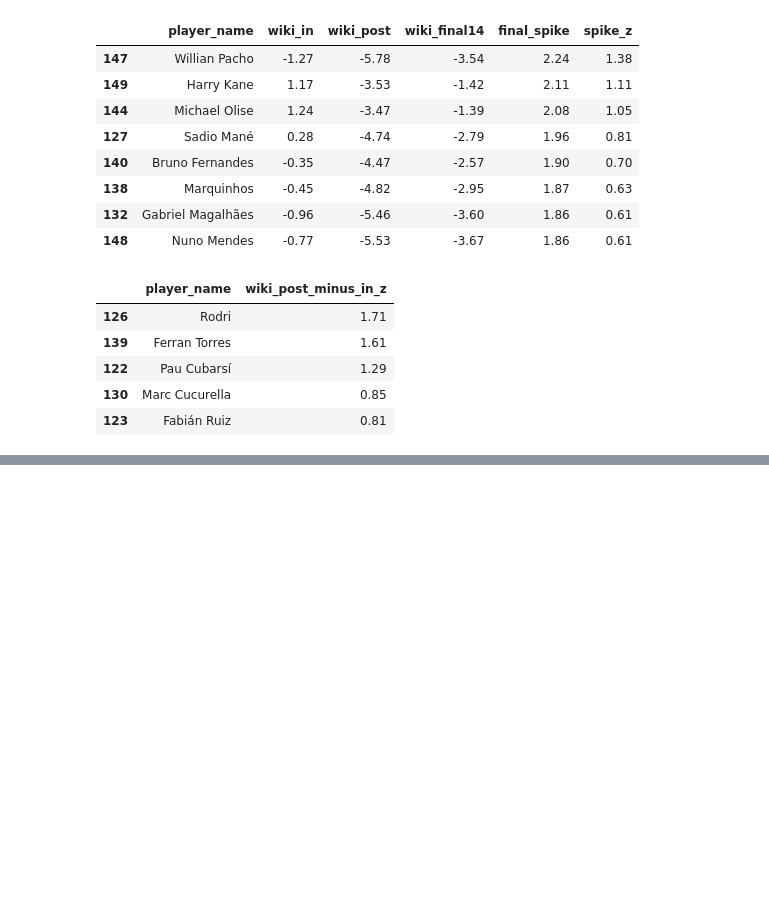
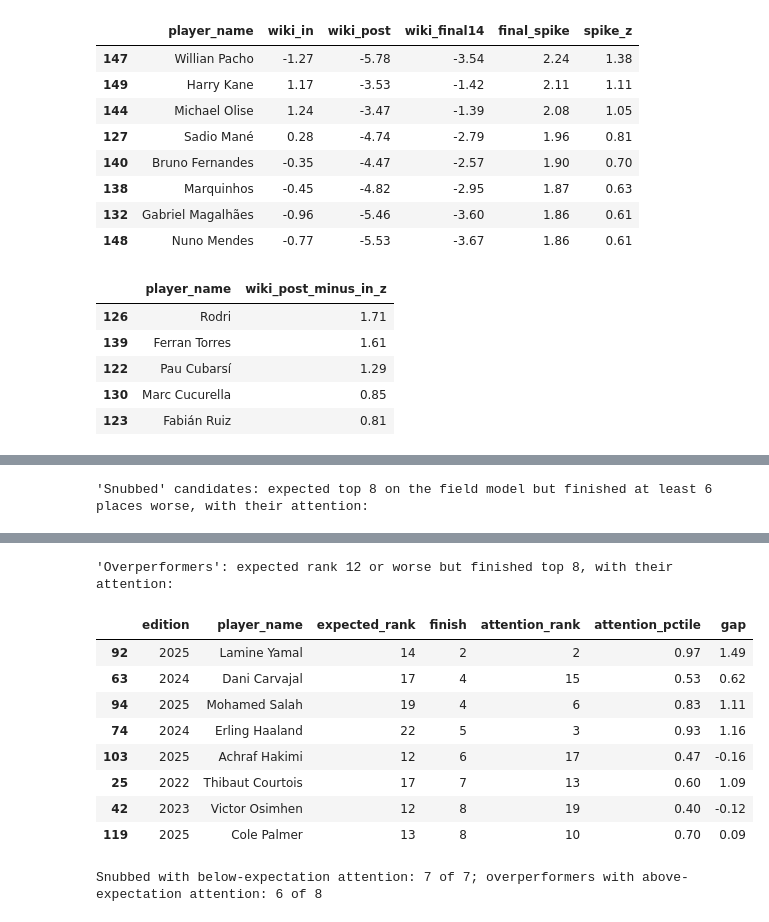
Before and after one commit to AswathKarthik10/predicting-the-ballon-dor, a Jupyter notebook: ballon_dor_2026.ipynb, the cells around one changed output, grey strips where cells are left out. Cells and saved outputs as stored; diff of their text form; code cells hidden in the pictures; blank space fills up the shorter version.

```diff
--- a/ballon_dor_2026.ipynb
+++ b/ballon_dor_2026.ipynb
@@ -1370,0 +1598,14 @@ display(att26.sort_values("wiki_post_minus_in_z", ascending=False).head(5)[["pla
+# %%
+snubbed = e2[(e2["expected_rank"] <= 8) & (e2["rank_error"] >= 6)].sort_values("rank_error", ascending=False)
+snubbed = snubbed.assign(attention_pctile=e2.groupby("edition")["attention"].rank(pct=True).loc[snubbed.index])
+print("'Snubbed' candidates: expected top 8 on the field model but finished at least 6 places worse, with their attention:")
+display(snubbed[["edition", "player_name", "expected_rank", "finish", "attention_rank", "attention_pctile", "gap"]].round(2))
+
+over = e2[(e2["expected_rank"] >= 12) & (e2["finish"] <= 8)].sort_values("finish")
+over = over.assign(attention_pctile=e2.groupby("edition")["attention"].rank(pct=True).loc[over.index])
+print("'Overperformers': expected rank 12 or worse but finished top 8, with their attention:")
+display(over[["edition", "player_name", "expected_rank", "finish", "attention_rank", "attention_pctile", "gap"]].round(2))
+
+print(f"Snubbed with below-expectation attention: {(snubbed['gap'] < 0).sum()} of {len(snubbed)}; overperformers with above-expectation attention: {(over['gap'] > 0).sum()} of {len(over)}")
+# %% [output]
+'Snubbed' candidates: expected top 8 on the field model but finished at least 6 places worse, with their attention:
@@ -1370,0 +1620,11 @@ display(att26.sort_values("wiki_post_minus_in_z", ascending=False).head(5)[["pla
+'Overperformers': expected rank 12 or worse but finished top 8, with their attention:
+|  | edition | player_name | expected_rank | finish | attention_rank | attention_pctile | gap |
+| 92 | 2025 | Lamine Yamal | 14 | 2 | 2 | 0.97 | 1.49 |
+| 63 | 2024 | Dani Carvajal | 17 | 4 | 15 | 0.53 | 0.62 |
+| 94 | 2025 | Mohamed Salah | 19 | 4 | 6 | 0.83 | 1.11 |
+| 74 | 2024 | Erling Haaland | 22 | 5 | 3 | 0.93 | 1.16 |
+| 103 | 2025 | Achraf Hakimi | 12 | 6 | 17 | 0.47 | -0.16 |
+| 25 | 2022 | Thibaut Courtois | 17 | 7 | 13 | 0.60 | 1.09 |
+| 42 | 2023 | Victor Osimhen | 12 | 8 | 19 | 0.40 | -0.12 |
+| 119 | 2025 | Cole Palmer | 13 | 8 | 10 | 0.70 | 0.09 |
+Snubbed with below-expectation attention: 7 of 7; overperformers with above-expectation attention: 6 of 8
```
Also changed, not shown: parts of 11 cells of this notebook, 3 other files.
